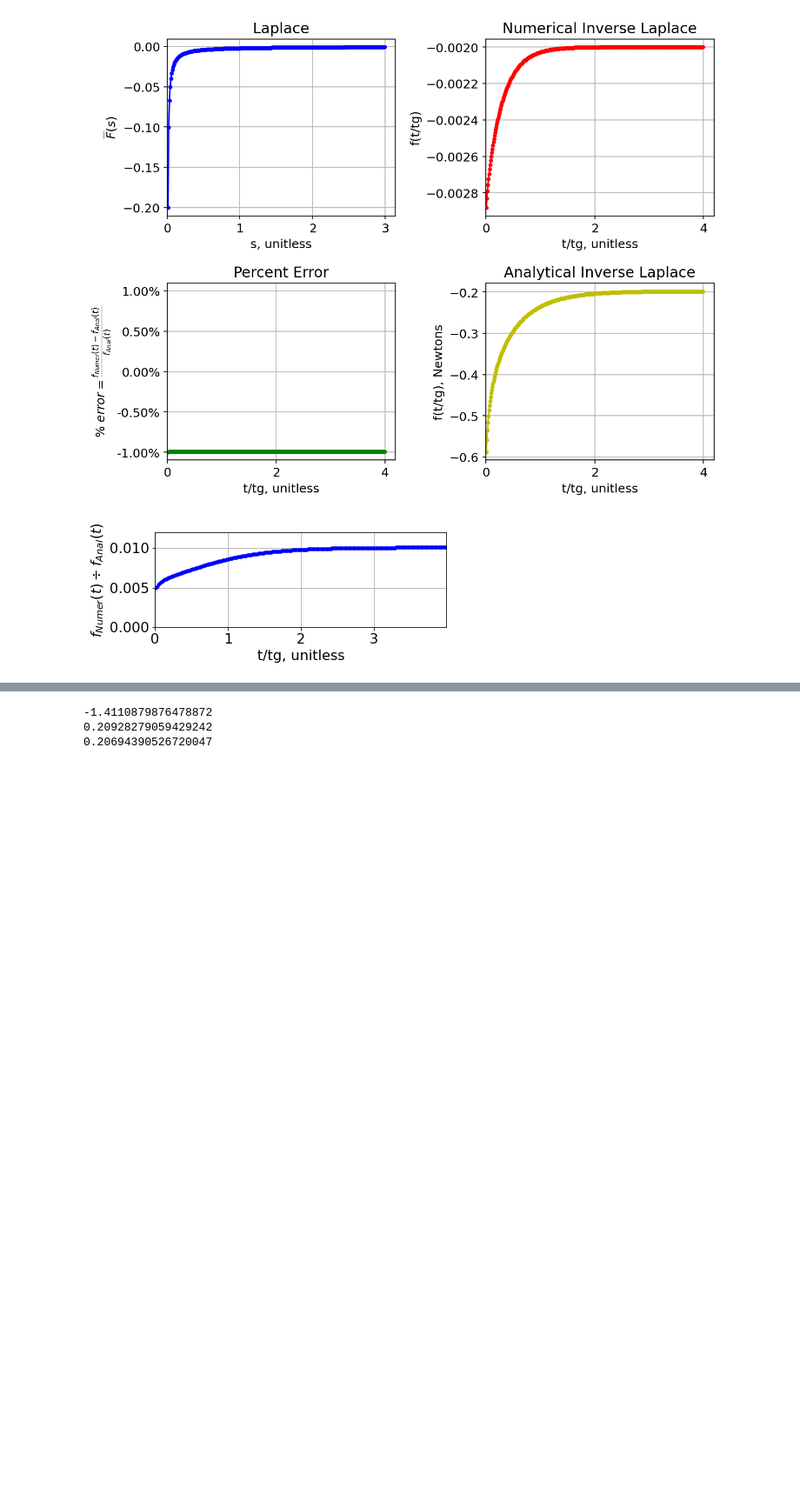
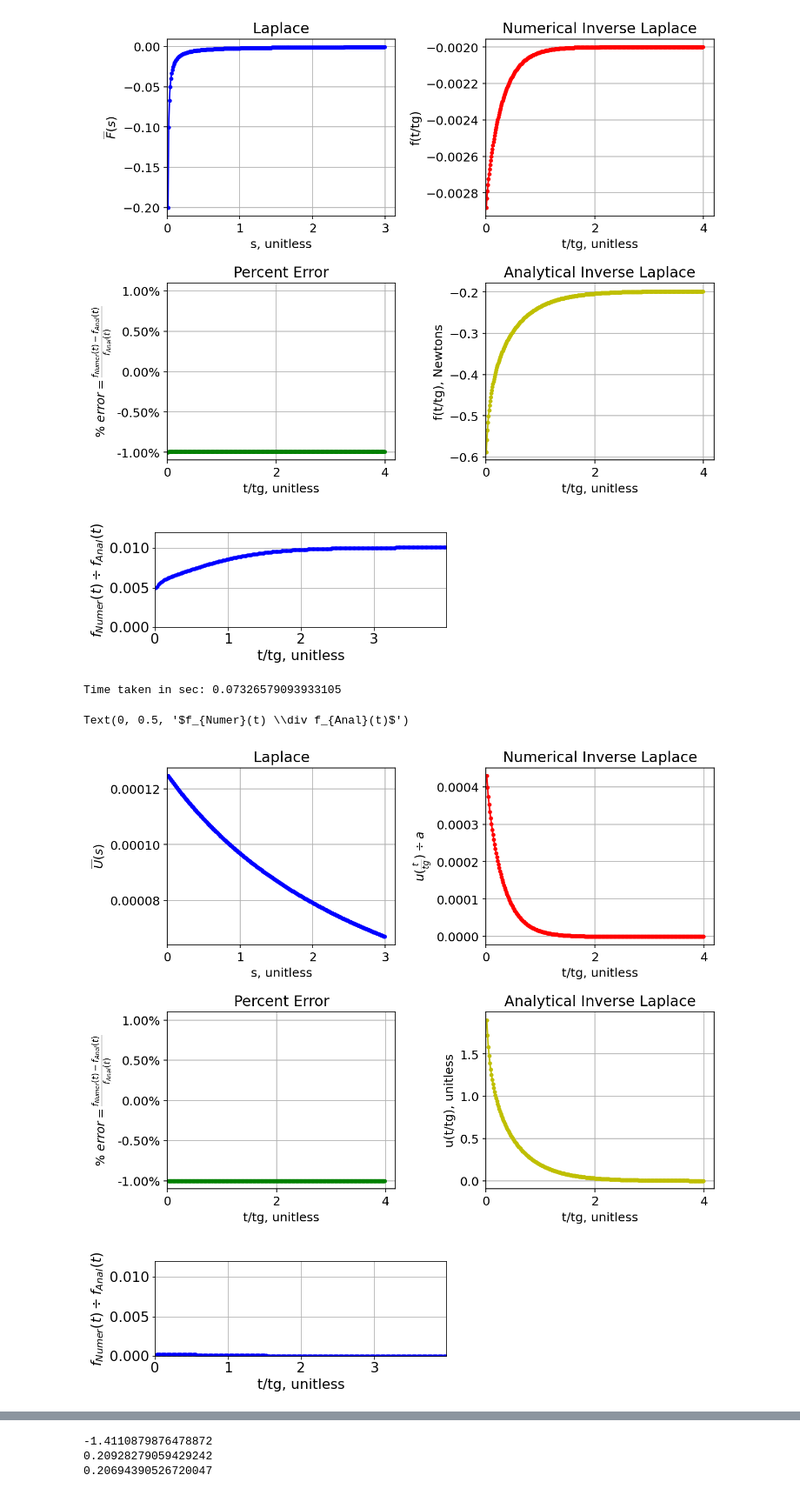
Before and after one commit to ryerrabelli/Yerrabelli-Spector-Poroelastic-Model-Code, a Jupyter notebook: src/colab.ipynb, the cells around one changed output, grey strips where cells are left out. Shown at 87% size. Cells and saved outputs as stored; diff of their text form; code cells hidden in the pictures; blank space fills up the shorter version.

```diff
--- a/src/colab.ipynb
+++ b/src/colab.ipynb
@@ -280,7 +280,6 @@ Time taken in sec: 0.10617232322692871
 [figure]
 [figure]
 # %%
-import importlib
 
 importlib.reload(plotting)
 importlib.reload(viscoporoelastic_model)
@@ -288,45 +287,49 @@ importlib.reload(viscoporoelastic_model)
 #anal_offset = 1/7000.0 #0.0001
 anal_offset = 1
 
+
+tm = viscoporoelastic_model.TestModel3()
 # inputting a value of time=0 doesn't error (just returns None/NaN), but takes longer (about 2x as much) on python; not really MATLAB though
 #times=np.arange(0.1,100,0.1)/100.0
 #times = np.arange(0.05, 5.05, 0.05)
 #times=np.arange(0.001,2,0.01)
 times=np.arange(100,7000*4,100)
-times=np.arange(0.01,4,0.01)*tg
-
-tm = viscoporoelastic_model.TestModel3()
 tg = tm.tg
 func = tm.laplace_value
 #func = lambda s: tm.laplace_value(s)*s
 input_times = times
 plot_times  = times/tg
-func_name = {"t":"f(t/tg)", "s":r"$\overline{U}(s)$","t_anal":f"u(t/tg), {tm.inverted_value_units()}"}
-#func_name = {"t":"f(t/tg)", "s":r"$s\cdot\overline{F}(s)$","t_anal":f"f(t/tg), {tm.inverted_value_units()}"}
-#func_name = {"t":"f(t)", "s":"F_bar(s)","t_anal":"f(t*0.01)*0.01"}
+#func_name = {"t":r"$u(t/tg)\div a$", "s":r"$\overline{U}(s)$","t_anal":f"u(t/tg), {tm.inverted_value_units()}"}
+func_name = {"t":r"$u(\frac{t}{tg})\div a$", "s":r"$\overline{U}(s)$","t_anal":f"u(t/tg), {tm.inverted_value_units()}"}
+#func_name = {"t":r"$\frac{u(\frac{t}{tg})}{a}$", "s":r"$\overline{U}(s)$","t_anal":f"u(t/tg), {tm.inverted_value_units()}"}
 x_names   = {"t":"t/tg, unitless", "s":"s, unitless","t_anal":"t/tg, unitless"}
 s_vals = np.arange(0.01, 3.0, 0.01)
 inv_func_anal = tm.inverted_value #lambda t: tm.inverted_value(t*0.01)*0.01
 #inv_func_anal = lambda t: tm.inverted_value(t/0.00001)/100
 #inv_func_anal = lambda t: tm.inverted_value(t)/100
 input_times_anal = input_times /anal_offset
 plot_times_anal = plot_times /anal_offset
 
 plt.rc('font', size=12)  # default font size is 10
 fig, laplace_vals, inverted_vals_numerical, inverted_vals_analytical=plotting.plot_laplace_analysis(
     func=func, func_name=func_name, x_names=x_names, s_vals=s_vals,
     input_times=input_times, plot_times=plot_times, tg=tg,
     input_times_anal=input_times_anal, plot_times_anal=plot_times_anal,
     inv_func_anal=inv_func_anal, Marg=32 )
 
 
 plt.figure(figsize=(6, 2))
 plt.rc('font', size=16)  # default font size is 10
 plt.grid()
 plt.plot(plot_times,inverted_vals_numerical/inverted_vals_analytical, ".-b")
 #plt.plot(inverted_vals_numerical,inverted_vals_analytical)
 plt.xlim([0, max(plot_times)])
 plt.ylim([0, 0.012])
 plt.xlabel("t/tg, unitless")
 #plt.ylabel(r"$\frac{f_{Numer}(t)}{f_{Anal}(t)}$")
 plt.ylabel(r"$f_{Numer}(t) \div f_{Anal}(t)$")
+# %% [output]
+Time taken in sec: 0.07326579093933105
+Text(0, 0.5, '$f_{Numer}(t) \\div f_{Anal}(t)$')
+[figure, added]
+[figure, added]
```
Also changed, not shown: parts of 8 cells of this notebook, 1 other file.
